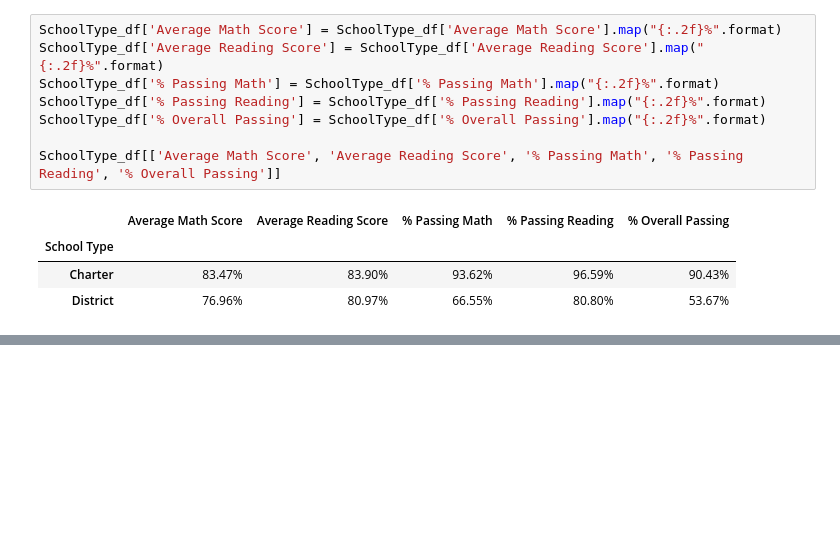
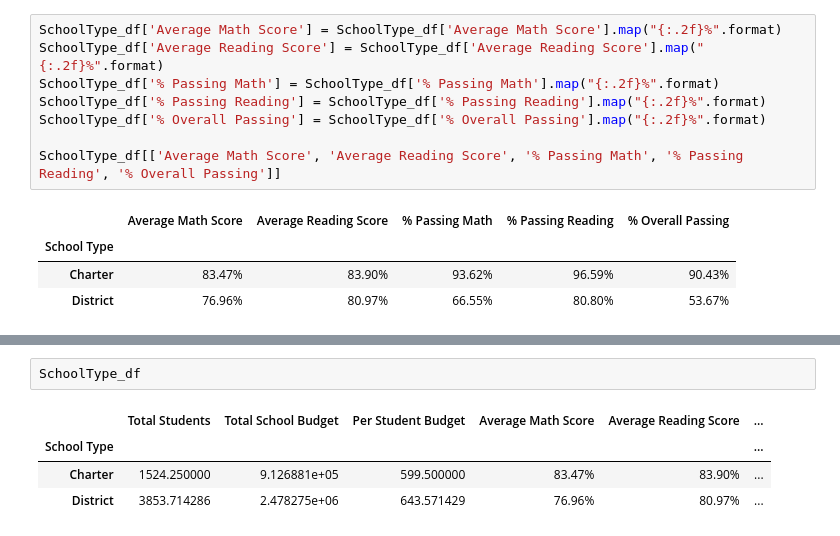
Before and after one commit to BananasFoster623/pandas-challenge, a Jupyter notebook: PyCitySchools/PyCitySchools.ipynb, the cells around one changed output, grey strips where cells are left out. Drawn from its saved outputs; the diff is of its cells as text; blank space fills up the shorter version.

```diff
--- a/PyCitySchools/PyCitySchools.ipynb
+++ b/PyCitySchools/PyCitySchools.ipynb
@@ -484,0 +507,7 @@ SchoolType_df[['Average Math Score', 'Average Reading Score', '% Passing Math',
+# %%
+SchoolType_df
+# %% [output]
+|  | Total Students | Total School Budget | Per Student Budget | Average Math Score | Average Reading Score | ... |
+| School Type |  |  |  |  |  | ... |
+| Charter | 1524.250000 | 9.126881e+05 | 599.500000 | 83.47% | 83.90% | ... |
+| District | 3853.714286 | 2.478275e+06 | 643.571429 | 76.96% | 80.97% | ... |
```
Also changed, not shown: parts of 3 cells of this notebook.
